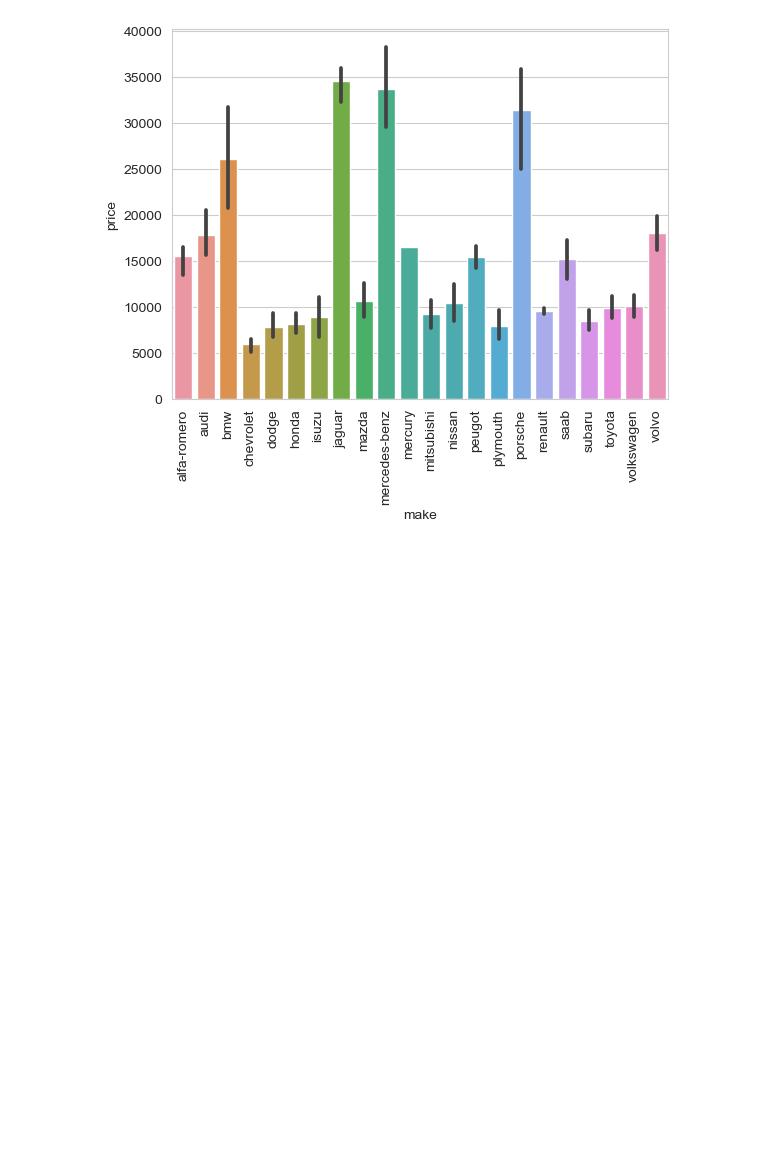
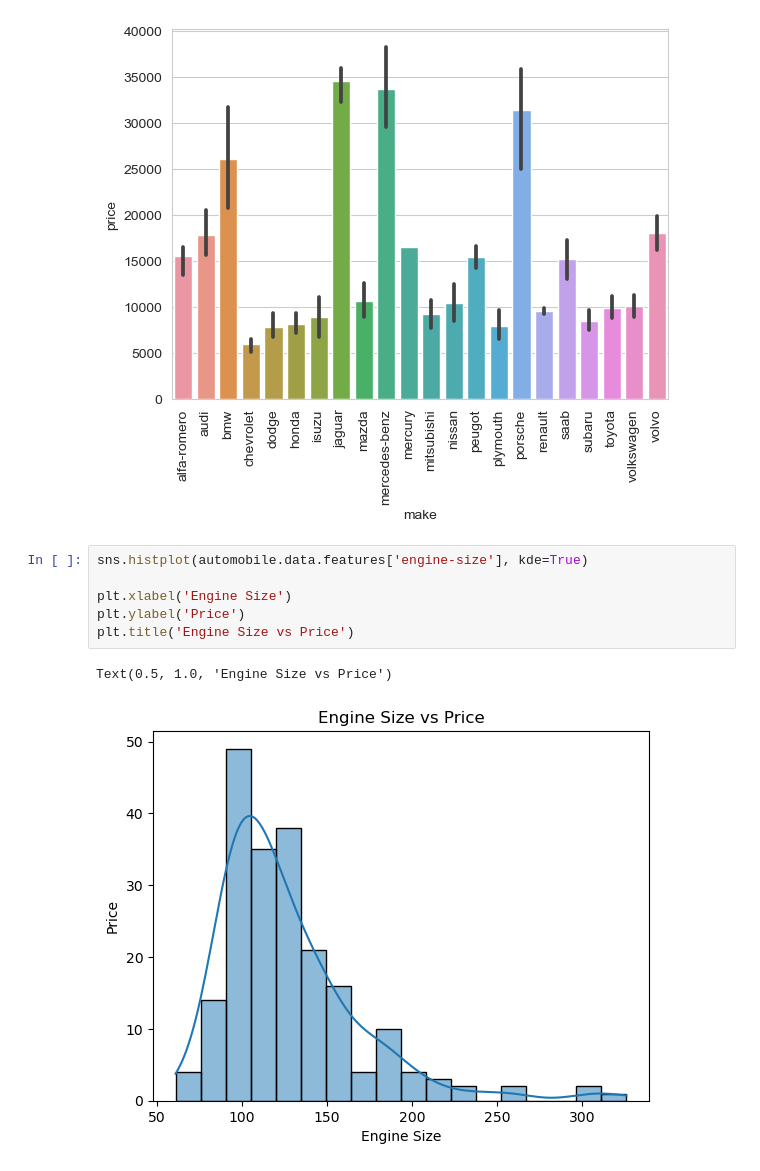
Before and after one commit to elliotbabilonia/automobile-project, a Jupyter notebook: code/EDA.ipynb, the cells around one changed output. Drawn from its saved outputs; the diff is of its cells as text; blank space fills up the shorter version.

```diff
--- a/code.ipynb
+++ b/code/EDA.ipynb
@@ -251,3 +268,12 @@ plt.xticks(rotation=90)
   Text(20, 0, 'volkswagen'),
   Text(21, 0, 'volvo')])
 [figure]
+# %%
+sns.histplot(automobile.data.features['engine-size'], kde=True)
+
+plt.xlabel('Engine Size')
+plt.ylabel('Price')
+plt.title('Engine Size vs Price')
+# %% [output]
+Text(0.5, 1.0, 'Engine Size vs Price')
+[figure, added]
```
Also changed, not shown: parts of 13 cells of this notebook, 1 other file.
